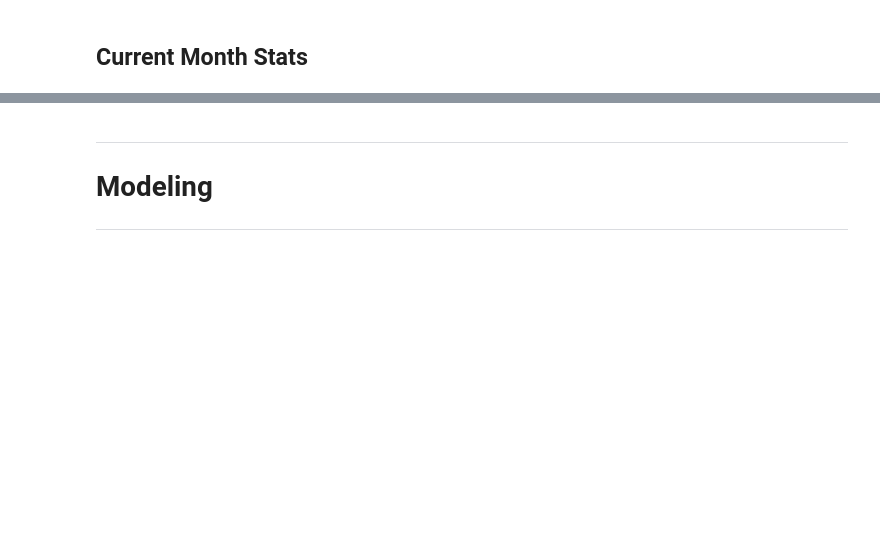
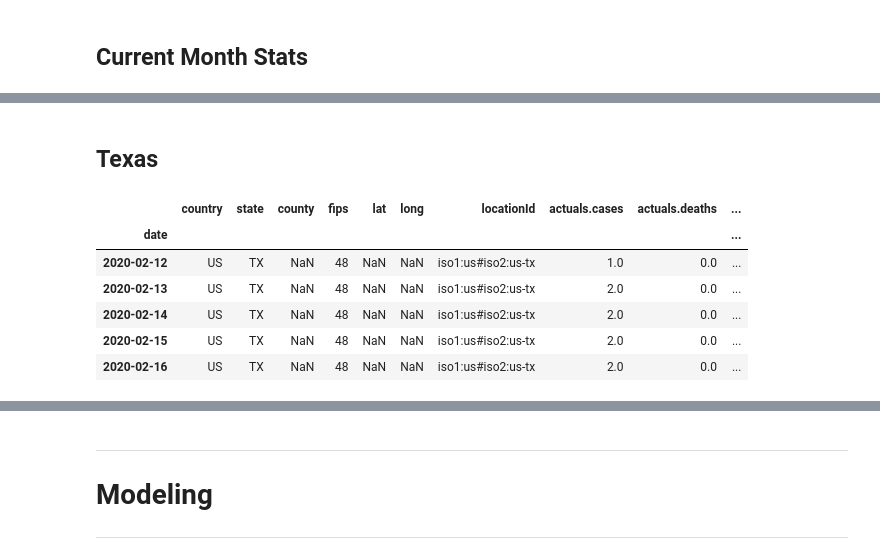
Before and after one commit to JeanetteSchulz/Covid_Analysis, a Jupyter notebook: Jeanettes_Project_Workbook.ipynb, the cells around one changed output, grey strips where cells are left out. Drawn from its saved outputs; the diff is of its cells as text; code cells hidden in the pictures; blank space fills up the shorter version.

```diff
--- a/Jeanettes_Project_Workbook.ipynb
+++ b/Jeanettes_Project_Workbook.ipynb
@@ -451,2 +504,25 @@ current['actuals.newCases'].plot(title='New Cases this Month');
 # %%
 # Next I can get state data and see how Texas is doing
+# %% [markdown]
+## Texas
+# %%
+texas = states[states.state == 'TX']
+# %%
+# Making index a datetime
+texas['date']= texas.index
+
+# First make sure the column you want is a datetime type
+texas.date = pd.to_datetime(texas.date)
+
+# Then sort the rows by the date and set the index as that date
+texas = texas.set_index("date").sort_index()
+
+texas.head()
+# %% [output]
+|  | country | state | county | fips | lat | long | locationId | actuals.cases | actuals.deaths | ... |
+| date |  |  |  |  |  |  |  |  |  | ... |
+| 2020-02-12 | US | TX | NaN | 48 | NaN | NaN | iso1:us#iso2:us-tx | 1.0 | 0.0 | ... |
+| 2020-02-13 | US | TX | NaN | 48 | NaN | NaN | iso1:us#iso2:us-tx | 2.0 | 0.0 | ... |
+| 2020-02-14 | US | TX | NaN | 48 | NaN | NaN | iso1:us#iso2:us-tx | 2.0 | 0.0 | ... |
+| 2020-02-15 | US | TX | NaN | 48 | NaN | NaN | iso1:us#iso2:us-tx | 2.0 | 0.0 | ... |
+| 2020-02-16 | US | TX | NaN | 48 | NaN | NaN | iso1:us#iso2:us-tx | 2.0 | 0.0 | ... |
```
Also changed, not shown: parts of 27 cells of this notebook, 1 other file.
